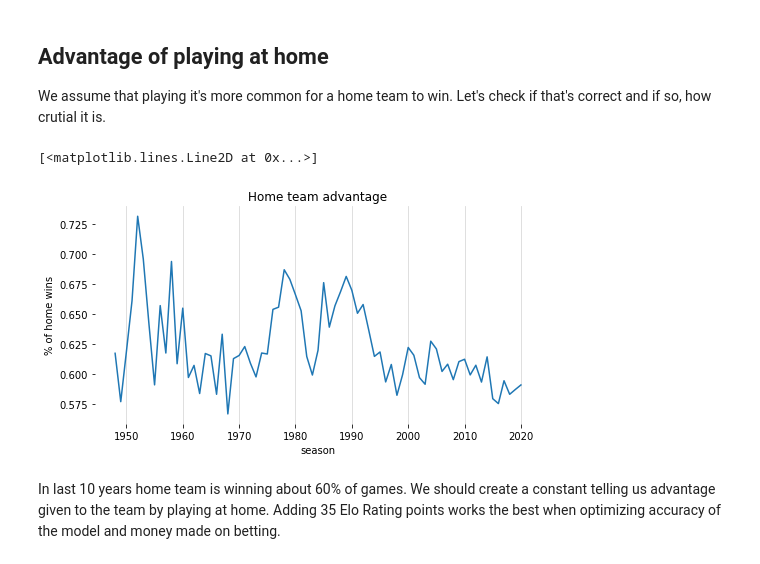
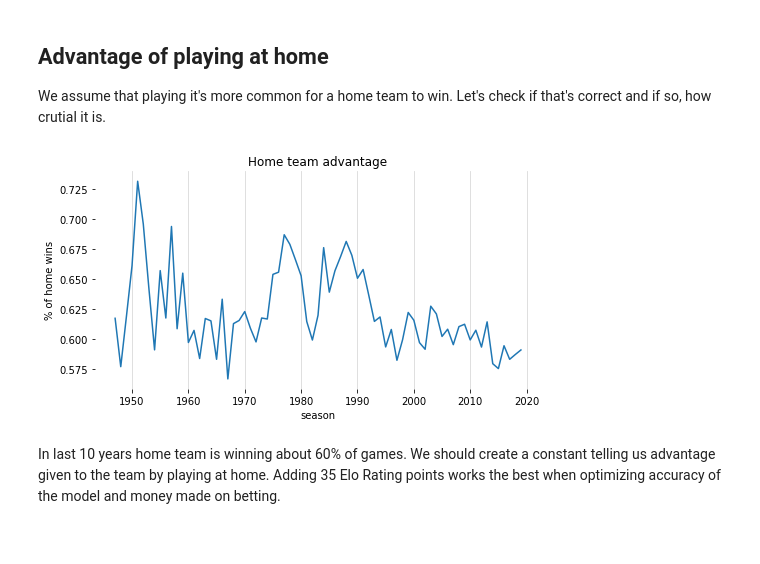
Before and after one commit to jgrodzicki/NBA-result-predictor, a Jupyter notebook: main.ipynb, the cells around one changed output. Drawn from its saved outputs; the diff is of its cells as text; code cells hidden in the pictures.

```diff
--- a/main.ipynb
+++ b/main.ipynb
@@ -24,2 +41,2 @@ from sklearn.gaussian_process.kernels import RBF, WhiteKernel, Matern
 # %%
-df = pd.read_csv('nba_data.csv')
+df = pd.read_csv('data/nba_data.csv')
@@ -49,38 +56,19 @@ df.head()
 ## Advantage of playing at home
 We assume that playing it's more common for a home team to win. Let's check if that's correct and if so, how crutial it is.
 # %%
-last_s = df.iloc[0]['season']
-gp = home_w = 0
-x, y = [], []
-
-for i in range(len(df)):
-    row = df.iloc[i]
-
-    s = row['season']
-
-    if s != last_s:
-        x.append(s)
-        y.append(home_w / gp)
-        gp = home_w = 0
-
-    if row['score1'] > row['score2']:
-        home_w += 1
-    gp += 1
-
-    last_s = s
+x, y = home_team_adv(df)
 
 fig, ax = plt.subplots(figsize=(8, 4))
 ax.set_title('Home team advantage')
 ax.set_xlabel('season')
 ax.set_ylabel('% of home wins')
 for spine in ('top', 'bottom', 'right', 'left'):
     ax.spines[spine].set_visible(False)
 ax.grid(axis='x', alpha=0.5)
 ax.plot(x, y)
 None
 # %% [output]
-[<matplotlib.lines.Line2D at 0x...>]
-[figure, old version]
+[figure, new version]
 # %% [markdown]
 In last 10 years home team is winning about 60% of games. We should create a constant telling us advantage given to the team by playing at home. Adding 35 Elo Rating points works the best when optimizing accuracy of the model and money made on betting.
 # %%
```
Also changed, not shown: parts of 32 cells of this notebook, 1 other file.
